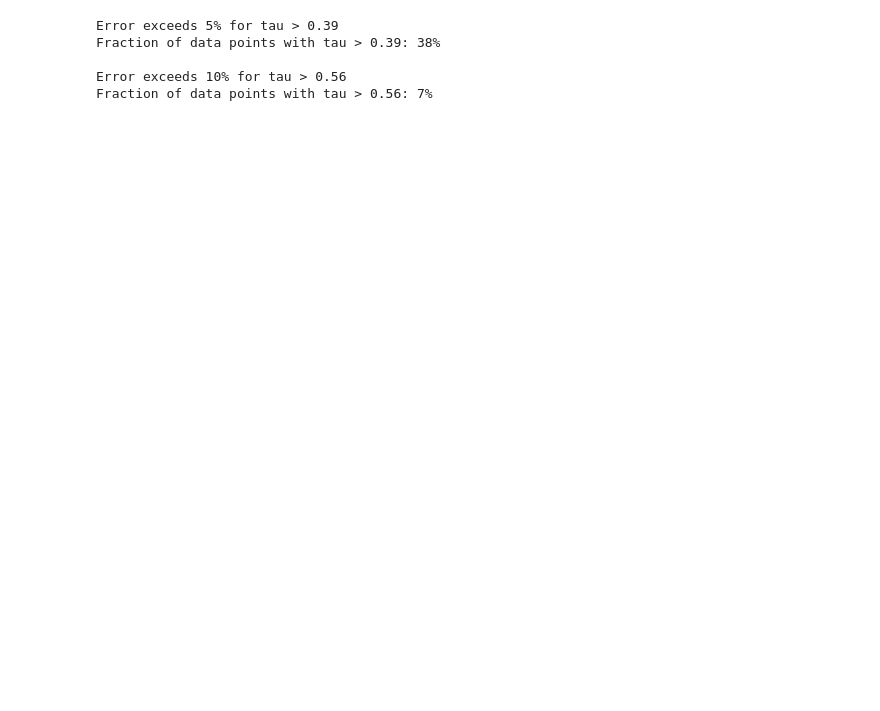
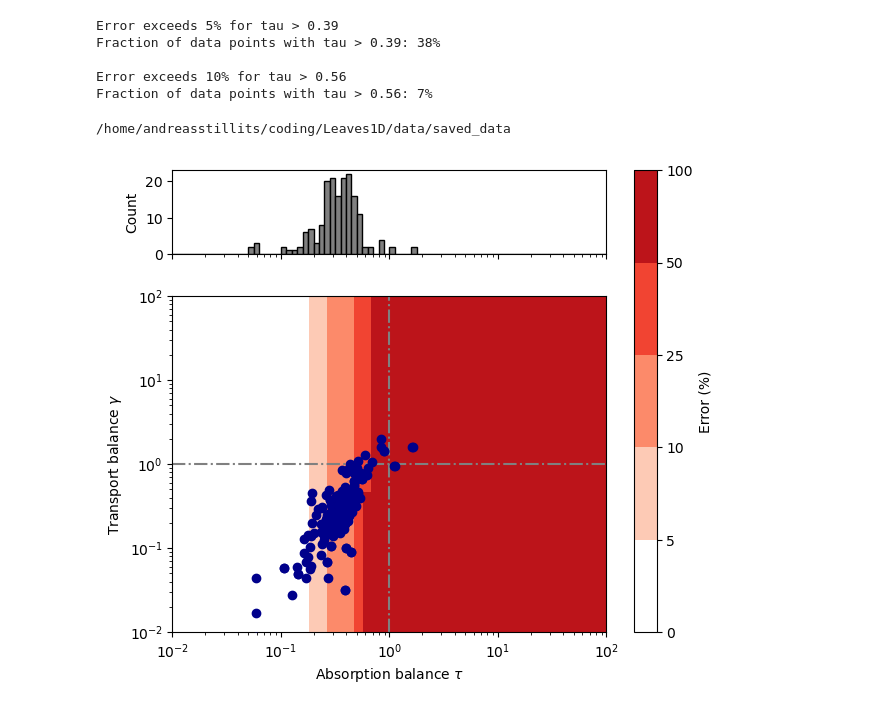
Before and after one commit to andreas-stillits/CarbonFixationModel1D, a Jupyter notebook: supplementary/notebooks/gradients.ipynb, the cells around one changed output. Drawn from its saved outputs; the diff is of its cells as text; code cells hidden in the pictures; blank space fills up the shorter version.

```diff
--- a/supplementary/notebooks/gradients.ipynb
+++ b/supplementary/notebooks/gradients.ipynb
@@ -71,3 +91,75 @@ Fraction of data points with tau > 0.39: 38%
 
 Error exceeds 10% for tau > 0.56
 Fraction of data points with tau > 0.56: 7%
+# %%
+import numpy as np
+import matplotlib.pyplot as plt
+import pandas as pd
+
+
+
+
+error3D = 100 * np.loadtxt("/home/andreasstillits/coding/Leaves1D/supplementary/files/lateral_scanning/fine_grained/typical_3Dv0D_error.txt", delimiter=";").T
+N = len(error3D)
+gammas = np.exp(np.linspace(np.log(0.01), np.log(100), N))
+taus = np.exp(np.linspace(np.log(0.01), np.log(100), N))
+
+%cd "/home/andreasstillits/coding/Leaves1D/data/saved_data"
+
+df = pd.read_csv("Knauer2022_hypostomatous.csv", decimal=',', sep=';')
+
+# make a custom discrete colormap using "Reds" as a base, with 5 discrete levels
+
+import matplotlib.cm as cm
+from matplotlib.colors import ListedColormap, BoundaryNorm
+
+# 5 discrete colors from "Reds"
+cmap = plt.get_cmap('Reds', 6)
+colors = cmap(range(5))
+colors[0] = (1, 1, 1, 1)  # set the first color to white
+cmap = ListedColormap(colors)
+
+
+# manual bounds for the color levels
+bounds = [0, 5, 10, 25, 50, 100]
+norm = BoundaryNorm(bounds, cmap.N)
+
+# create figure with shared x-axis: histogram on top, pcolor below
+fig, (ax_hist, ax_map) = plt.subplots(
+    2, 1,
+    sharex=True,
+    gridspec_kw={"height_ratios": [1, 4]},
+    figsize=(7, 6)
+ )
+
+# histogram of tau values
+# create a binning that has 20 bins between 0.01 and 100, logarithmically spaced
+bins = np.logspace(np.log10(0.01), np.log10(100), 4*20+1)
+
+ax_hist.hist(df["tau"], bins=bins, color="grey", edgecolor="black")
+ax_hist.set_xscale('log')
+ax_hist.set_ylabel('Count')
+ax_hist.tick_params(labelbottom=False)  # hide x labels on top axis
+
+# pcolor plot on bottom axis
+map = ax_map.pcolor(taus, gammas, error3D,
+                    shading="nearest",
+                    cmap=cmap,
+                    norm=norm)
+
+fig.colorbar(map, ax=[ax_map, ax_hist], label='Error (%)', boundaries=bounds, ticks=bounds)
+ax_map.plot([1, 1], [0.01, 100], color="grey", linestyle='-.', zorder=2)
+ax_map.plot([0.01, 100], [1, 1], color="grey", linestyle='-.', zorder=2)
+ax_map.scatter(df['tau'], df['gamma'], color="darkblue", marker="o", zorder=3)
+ax_map.set_xscale('log')
+ax_map.set_yscale('log')
+ax_map.set_ylim(0.01, 100)
+ax_map.set_xlim(0.01, 100)
+ax_map.set_xlabel(r'Absorption balance $\tau$')
+ax_map.set_ylabel(r'Transport balance $\gamma$')
+
+# fig.tight_layout()
+plt.show()
+# %% [output]
+/home/andreasstillits/coding/Leaves1D/data/saved_data
+[figure, added]
```
Also changed, not shown: parts of 1 cell of this notebook, 1 other file.
